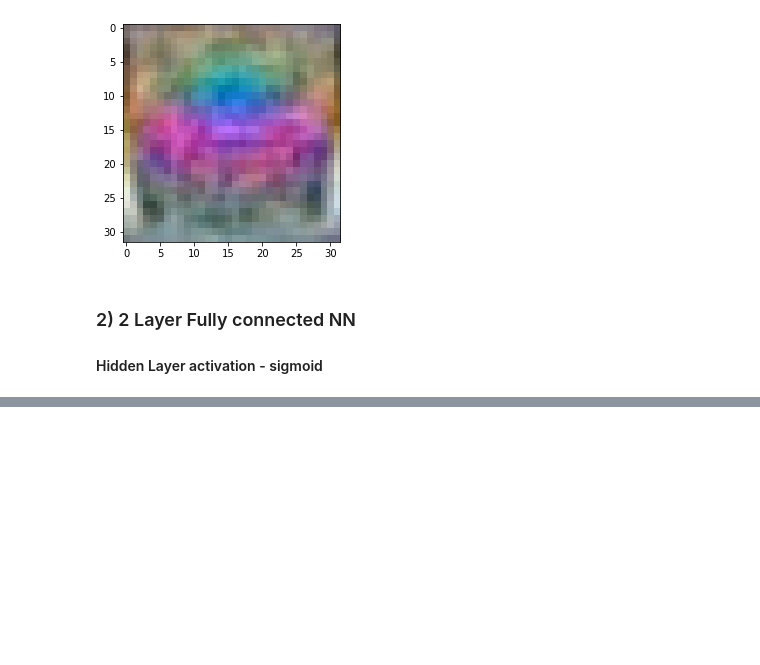
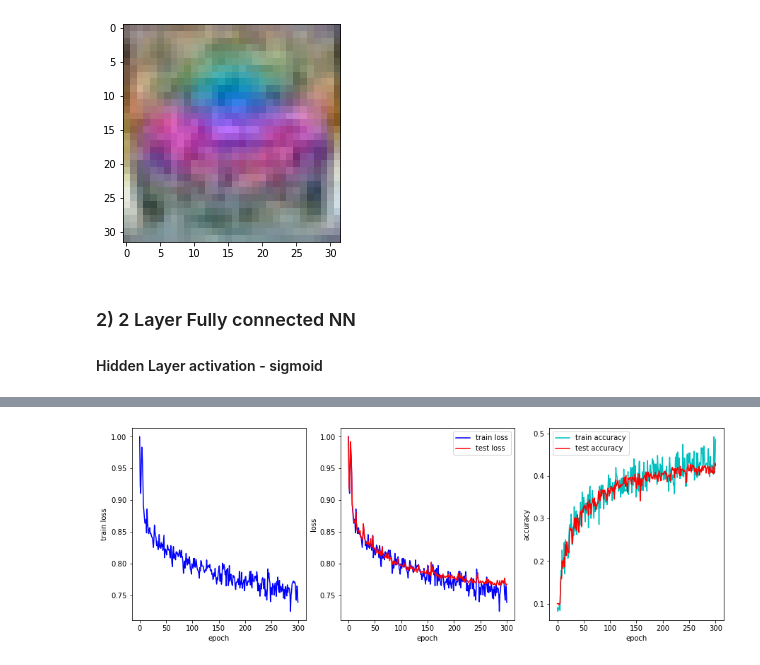
Before and after one commit to Tharindu-Nirmal/CVDeepLearning, a Jupyter notebook: src/scripts/A04_180701BQ1.ipynb, the cells around one changed output, grey strips where cells are left out. Drawn from its saved outputs; the diff is of its cells as text; code cells hidden in the pictures; blank space fills up the shorter version.

```diff
--- a/src/scripts/A04_180701BQ1.ipynb
+++ b/src/scripts/A04_180701BQ1.ipynb
@@ -370,0 +380,2 @@ ax[2].legend(['one_layer','two_layer_with_sigmoid']);
+# %%
+loss_history3,test_losshistory3,train_acc_history3,val_acc_history3 = run2LNN(batchsize=500,lr=0.014,lr_decay=0.999,reg=5e-6)
@@ -370,0 +400,20 @@ ax[2].legend(['one_layer','two_layer_with_sigmoid']);
+# %%
+#display Train and testingloss; train and testingaccuracy
+fig,ax = plt.subplots(1,3,figsize=(15,5))
+ax[0].plot(loss_history3,'b')
+ax[0].set_xlabel('epoch')
+ax[0].set_ylabel('train loss')
+
+ax[1].plot(loss_history3,'b')
+ax[1].plot(test_losshistory3,'r')
+ax[1].set_xlabel('epoch')
+ax[1].set_ylabel('loss')
+ax[1].legend(['train loss','test loss'])
+
+ax[2].plot(train_acc_history3,'c')
+ax[2].plot(val_acc_history3,'r')
+ax[2].set_xlabel('epoch')
+ax[2].set_ylabel('accuracy')
+ax[2].legend(['train accuracy','test accuracy']);
+# %% [output]
+[figure, added]
```
Also changed, not shown: parts of 12 cells of this notebook.
